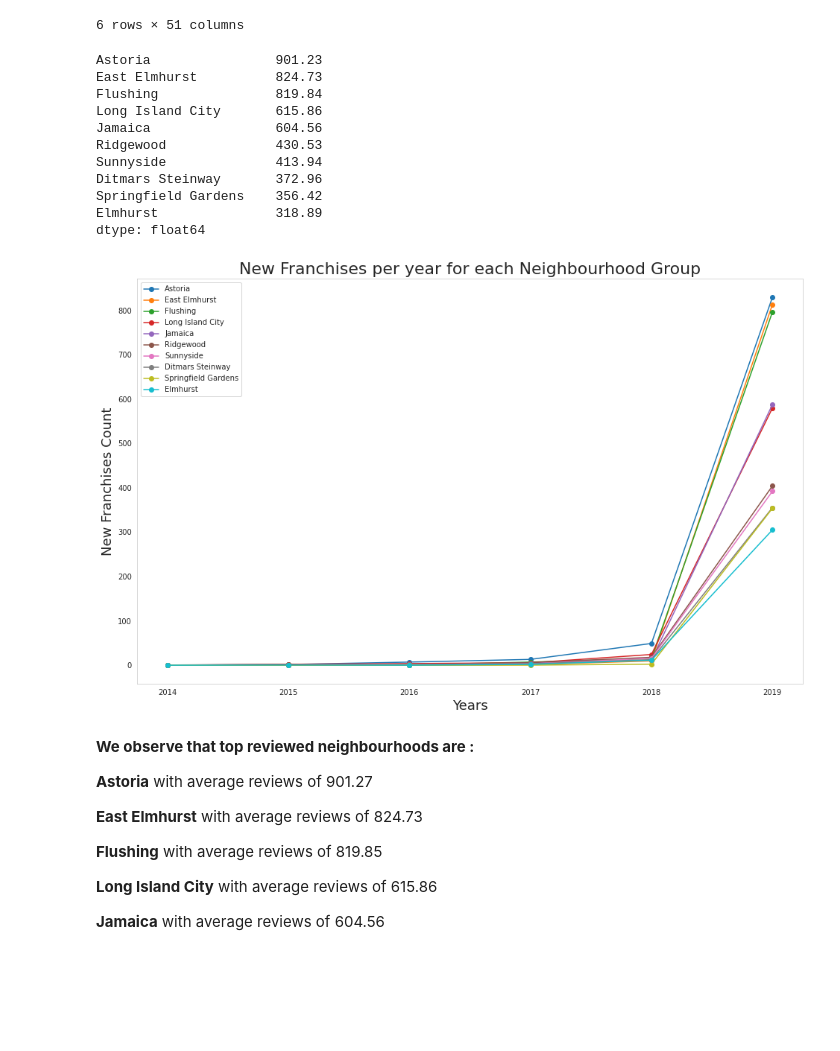
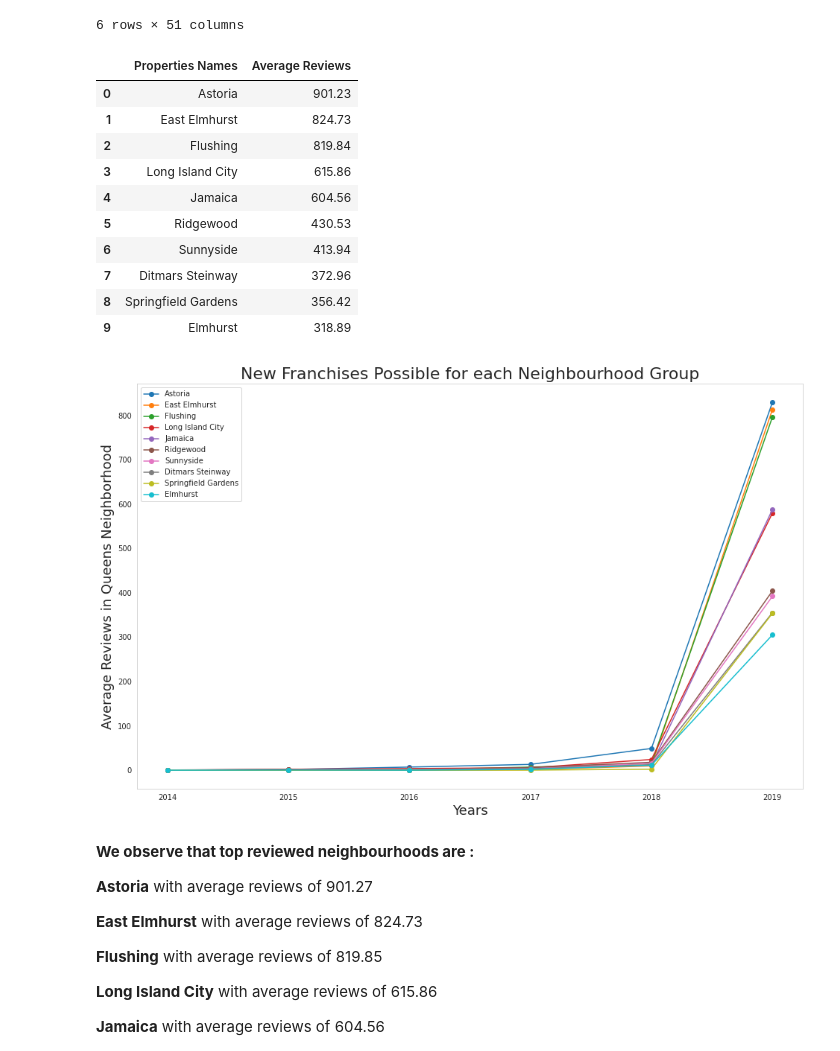
Before and after one commit to soopertramp/Capstone-1-Submission, a Jupyter notebook: AirBnb Bookings Analysis.ipynb, the cells around one changed output. Cells and saved outputs as stored; diff of their text form; code cells hidden in the pictures; blank space fills up the shorter version.

```diff
--- a/AirBnb Bookings Analysis.ipynb
+++ b/AirBnb Bookings Analysis.ipynb
@@ -611,34 +623,34 @@ avg_review_df
 # %%
 # Top 10 reviewed in Queens
 
-avg_review_queens = avg_review_df.sum().sort_values(ascending=False)[:10]
+avg_review_queens = avg_review_df.sum().sort_values(ascending=False)[:10].reset_index().rename(columns = {'index' : 'Properties Names', 0 : 'Average Reviews'})
 avg_review_queens
 # %% [output]
-Astoria                901.23
-East Elmhurst          824.73
-Flushing               819.84
-Long Island City       615.86
-Jamaica                604.56
-Ridgewood              430.53
-Sunnyside              413.94
-Ditmars Steinway       372.96
-Springfield Gardens    356.42
-Elmhurst               318.89
-dtype: float64
+|  | Properties Names | Average Reviews |
+| 0 | Astoria | 901.23 |
+| 1 | East Elmhurst | 824.73 |
+| 2 | Flushing | 819.84 |
+| 3 | Long Island City | 615.86 |
+| 4 | Jamaica | 604.56 |
+| 5 | Ridgewood | 430.53 |
+| 6 | Sunnyside | 413.94 |
+| 7 | Ditmars Steinway | 372.96 |
+| 8 | Springfield Gardens | 356.42 |
+| 9 | Elmhurst | 318.89 |
 # %%
 plt.rcParams['figure.figsize'] = (16,10)
 sns.set_style('whitegrid')
-for average in avg_review_queens.index:
+for average in avg_review_queens['Properties Names']:
   avg_review_df[average].plot(marker='o')
 plt.xlabel('Years', fontsize = 18)
-plt.ylabel('New Franchises Count', fontsize = 18)
-plt.title('New Franchises per year for each Neighbourhood Group', fontsize = 22)
+plt.ylabel('Average Reviews in Queens Neighborhood', fontsize = 18)
+plt.title('New Franchises Possible for each Neighbourhood Group', fontsize = 22)
 plt.locator_params(axis="y", nbins=10)
 plt.grid()
 plt.legend(loc='upper left')
 plt.show()
 # %% [output]
-[figure, old version]
+[figure, new version]
 # %% [markdown]
 **We observe that top reviewed neighbourhoods are :**
 
```
Also changed, not shown: parts of 15 cells of this notebook.
